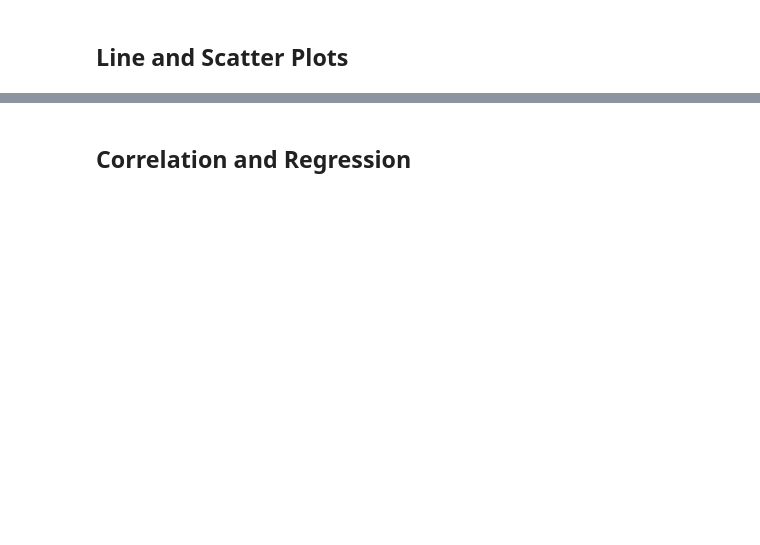
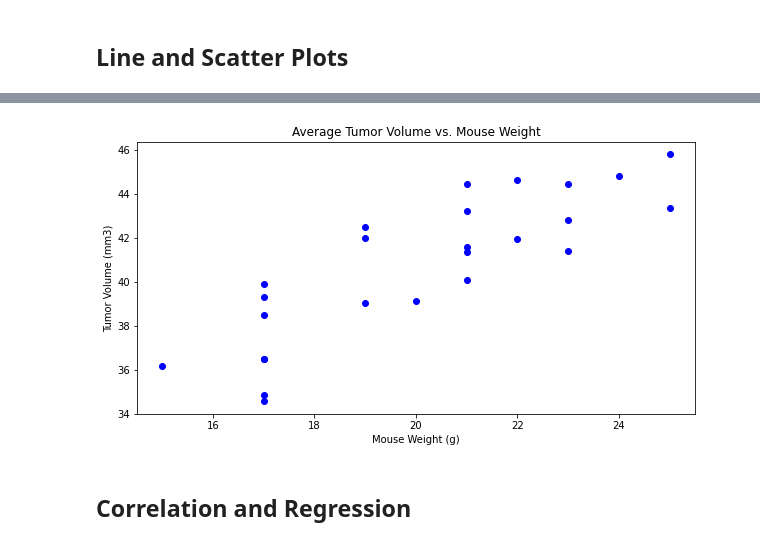
Before and after one commit to Feipeng-Yang/Screening-Potential-Treatments-for-Squamous-Cell-Carcinoma, a Jupyter notebook: pymaceuticals_starter.ipynb, the cells around one changed output, grey strips where cells are left out. Saved outputs shown, nothing was run; the diff lists cells and outputs as text; code cells hidden in the pictures; blank space fills up the shorter version.

```diff
--- a/pymaceuticals_starter.ipynb
+++ b/pymaceuticals_starter.ipynb
@@ -350,2 +267,15 @@ tumor_last_df
+# %%
+# Generate a scatter plot of average tumor volume vs. mouse weight for the Capomulin regimen
+average_volume = capomulin_df.groupby("Mouse ID")["Tumor Volume (mm3)"].mean().reset_index()
+weight = capomulin_df.groupby("Mouse ID")["Weight (g)"].mean().reset_index()
+plt.figure(figsize=(10,5))
+plt.scatter(weight['Weight (g)'], average_volume['Tumor Volume (mm3)'],color='blue')
+plt.title('Average Tumor Volume vs. Mouse Weight')
+plt.xlabel("Mouse Weight (g)")
+plt.ylabel("Tumor Volume (mm3)")
+# plt.tick_params('x', rotation=45)
+plt.show()
+# %% [output]
+[figure, added]
 # %% [markdown]
 ## Correlation and Regression
```
Also changed, not shown: parts of 18 cells of this notebook.
